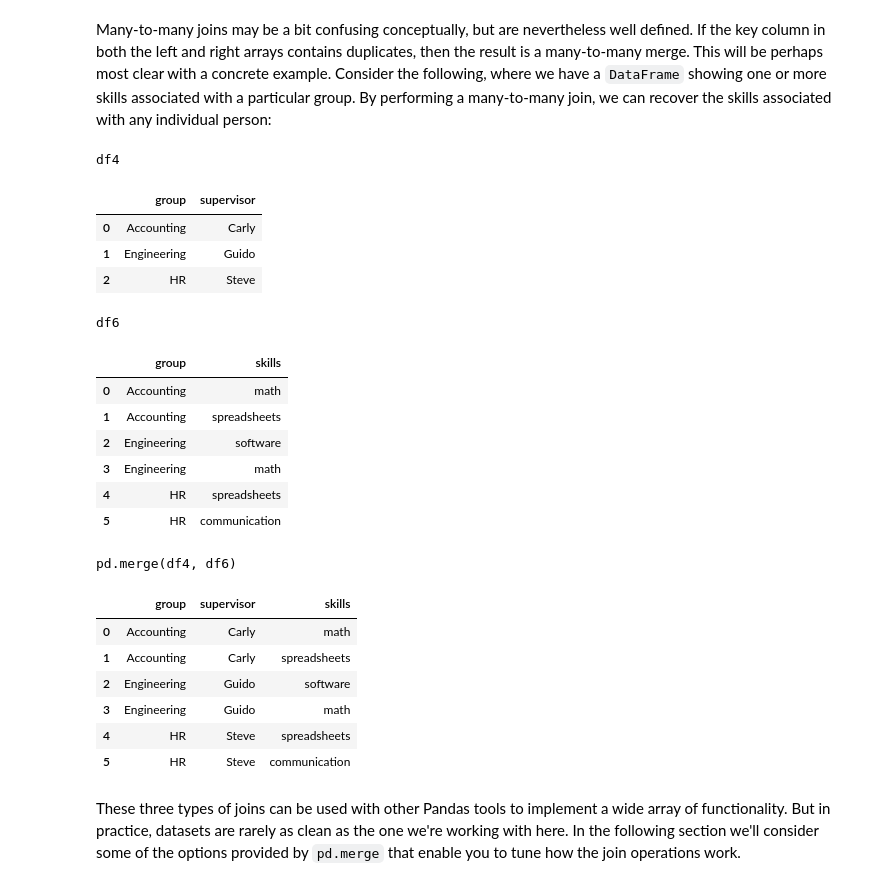
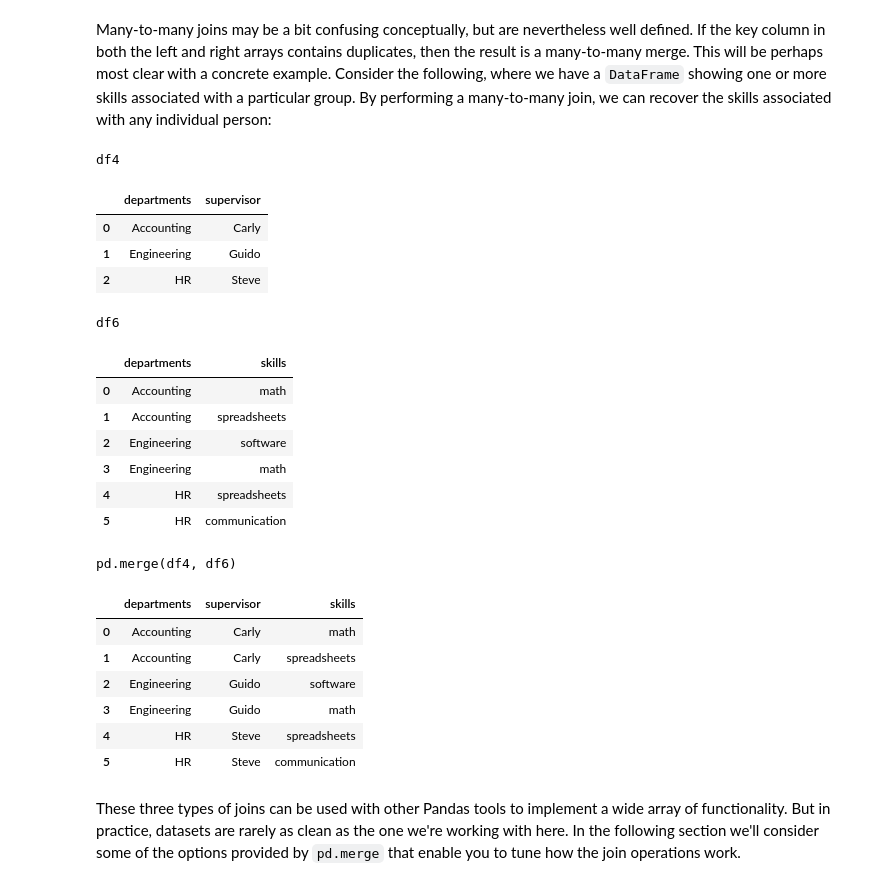
Before and after one commit to bonareri/data-science-class, a Jupyter notebook: 05-Python_for_Data_Science/06_02_Merge_and_Join.ipynb, the cells around one changed output. Drawn from its saved outputs; the diff is of its cells as text; code cells hidden in the pictures.

```diff
--- a/05-Python_for_Data_Science/06_02_Merge_and_Join.ipynb
+++ b/05-Python_for_Data_Science/06_02_Merge_and_Join.ipynb
@@ -121,17 +131,17 @@ This will be perhaps most clear with a concrete example.
 Consider the following, where we have a `DataFrame` showing one or more skills associated with a particular group.
 By performing a many-to-many join, we can recover the skills associated with any individual person:
 # %%
-df6 = pd.DataFrame({'group': ['Accounting', 'Accounting', 'Engineering', 'Engineering', 'HR', 'HR'],
+df6 = pd.DataFrame({'departments': ['Accounting', 'Accounting', 'Engineering', 'Engineering', 'HR', 'HR'],
                     'skills' : ['math', 'spreadsheets', 'software', 'math', 'spreadsheets', 'communication']})
 display('df4', 'df6', 'pd.merge(df4, df6)')
 # %% [output]
 df4
-|  | group | supervisor |
+|  | departments | supervisor |
 | 0 | Accounting | Carly |
 | 1 | Engineering | Guido |
 | 2 | HR | Steve |
 df6
-|  | group | skills |
+|  | departments | skills |
 | 0 | Accounting | math |
 | 1 | Accounting | spreadsheets |
 | 2 | Engineering | software |
@@ -139,7 +149,7 @@ df6
 | 4 | HR | spreadsheets |
 | 5 | HR | communication |
 pd.merge(df4, df6)
-|  | group | supervisor | skills |
+|  | departments | supervisor | skills |
 | 0 | Accounting | Carly | math |
 | 1 | Accounting | Carly | spreadsheets |
 | 2 | Engineering | Guido | software |
```
Also changed, not shown: parts of 16 cells of this notebook, 21 other files.
